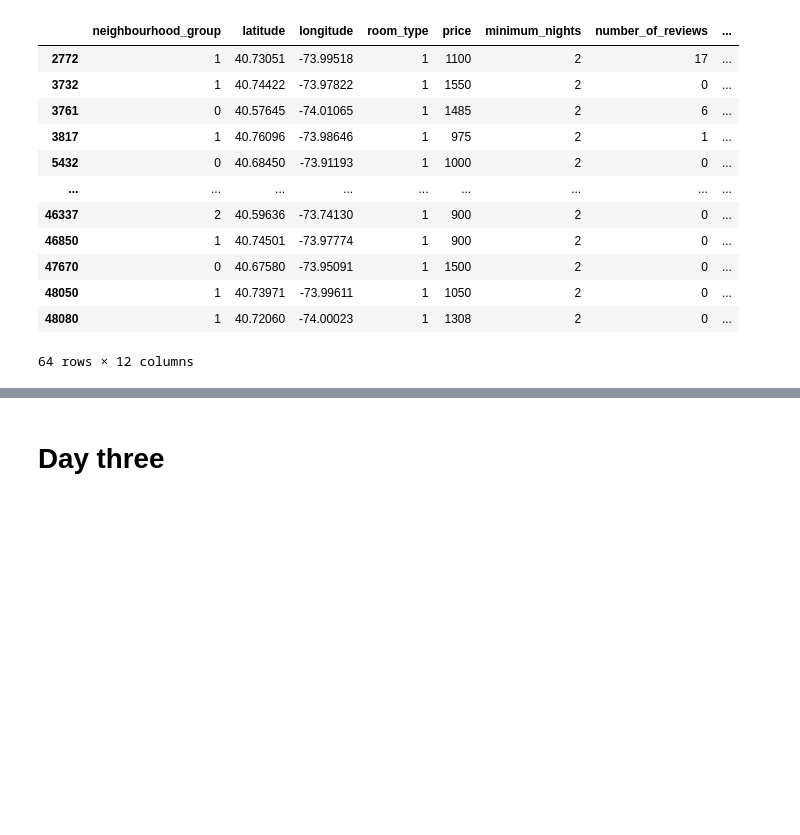
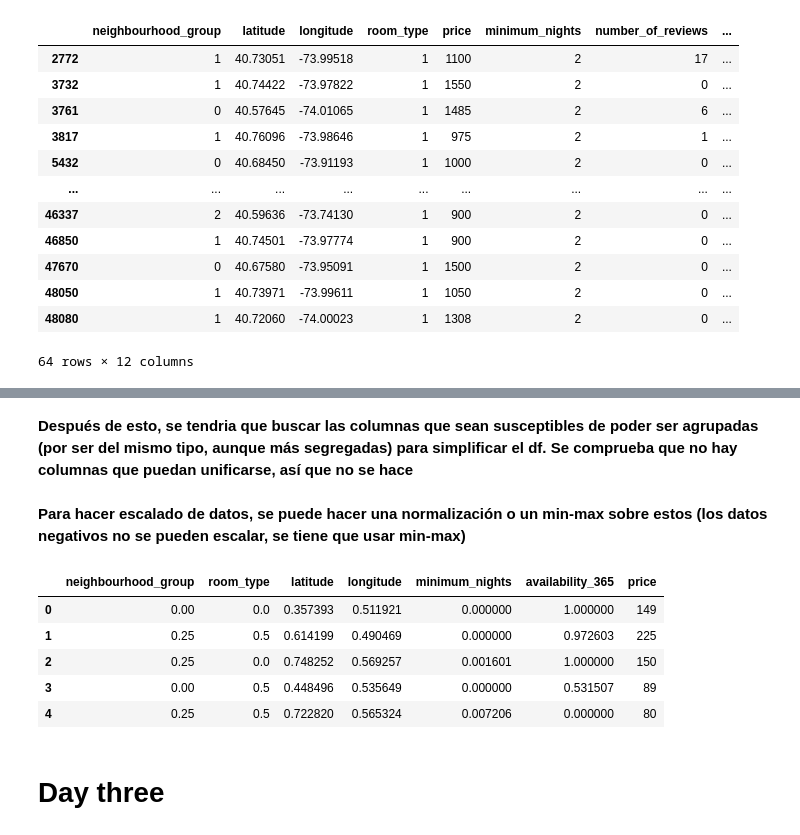
Before and after one commit to Yakondra/eda-repository-, a Jupyter notebook: src/explore.ipynb, the cells around one changed output, grey strips where cells are left out. Saved outputs shown, nothing was run; the diff lists cells and outputs as text; code cells hidden in the pictures; blank space fills up the shorter version.

```diff
--- a/src/explore.ipynb
+++ b/src/explore.ipynb
@@ -310,0 +329,3 @@ sum(dt_nio.minimum_nights)
+# %%
+dt_nio["reviews_per_month"].fillna(dt_nio["reviews_per_month"].median(), inplace = True)
+dt_nio.isnull().sum()
@@ -311,2 +346,25 @@ sum(dt_nio.minimum_nights)
+# %% [markdown]
+**Después de esto, se tendria que buscar las columnas que sean susceptibles de poder ser agrupadas (por ser del mismo tipo, aunque más segregadas) para simplificar el df.**
+**Se comprueba que no hay columnas que puedan unificarse, así que no se hace**
+# %% [markdown]
+**Para hacer escalado de datos, se puede hacer una normalización o un min-max sobre estos (los datos negativos no se pueden escalar, se tiene que usar min-max)**
+# %%
+#Min - max data
+from sklearn.preprocessing import MinMaxScaler
+
+name_column = ['neighbourhood_group','room_type', 'latitude', 'longitude', 'minimum_nights', 'availability_365']
+
+scaler = MinMaxScaler()
+scal_features = scaler.fit_transform(dt_nio[name_column])
+dt_nio_scal = pd.DataFrame(scal_features, index = dt_nio.index, columns = name_column)
+dt_nio_scal['price'] = dt_nio['price']
+dt_nio_scal.head()
+# %% [output]
+|  | neighbourhood_group | room_type | latitude | longitude | minimum_nights | availability_365 | price |
+| 0 | 0.00 | 0.0 | 0.357393 | 0.511921 | 0.000000 | 1.000000 | 149 |
+| 1 | 0.25 | 0.5 | 0.614199 | 0.490469 | 0.000000 | 0.972603 | 225 |
+| 2 | 0.25 | 0.0 | 0.748252 | 0.569257 | 0.001601 | 1.000000 | 150 |
+| 3 | 0.00 | 0.5 | 0.448496 | 0.535649 | 0.000000 | 0.531507 | 89 |
+| 4 | 0.25 | 0.5 | 0.722820 | 0.565324 | 0.007206 | 0.000000 | 80 |
 # %% [markdown]
 # Day three
```
Also changed, not shown: parts of 14 cells of this notebook.
